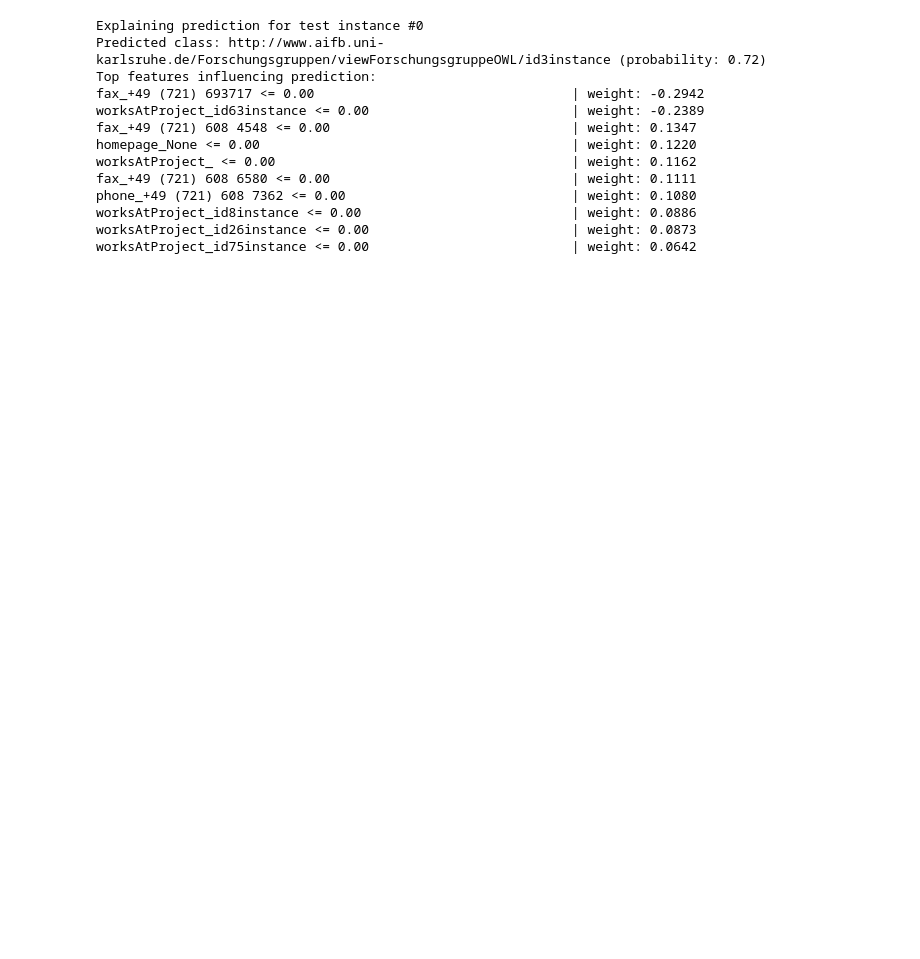
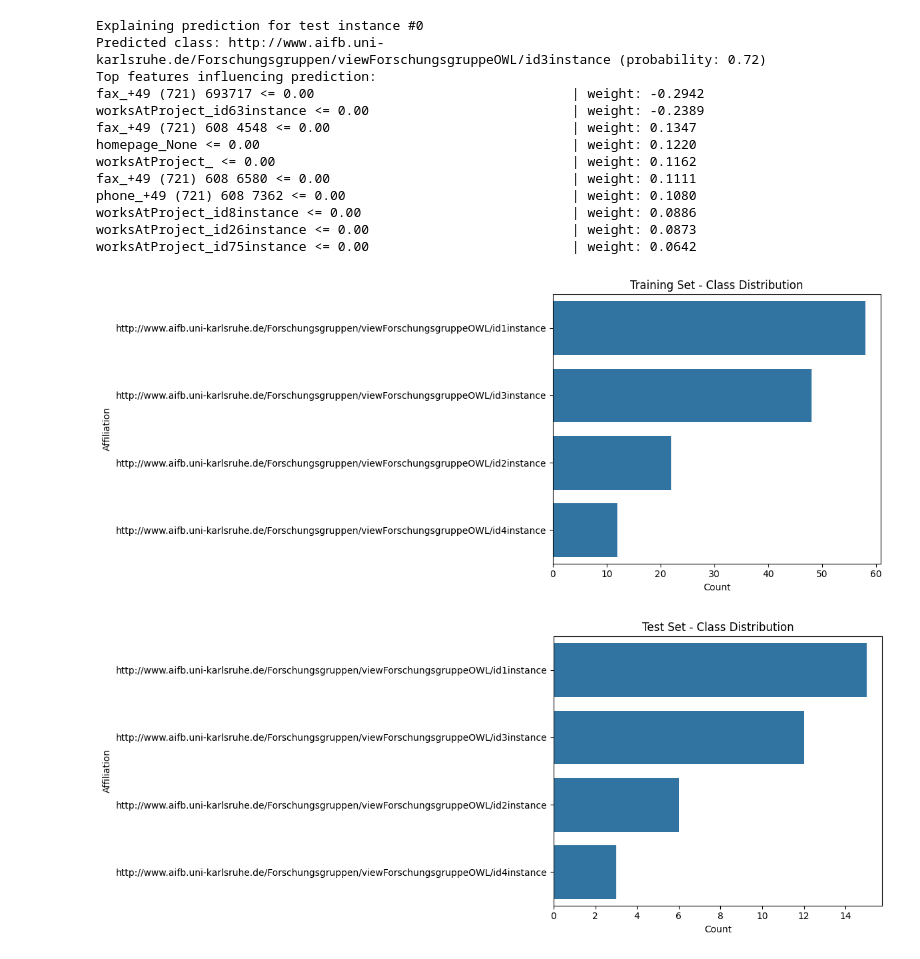
Before and after one commit to Ruthwik2610/X-AI_MP-, a Jupyter notebook: tt.ipynb, the cells around one changed output. Cells and saved outputs as stored; diff of their text form; code cells hidden in the pictures; blank space fills up the shorter version.

```diff
--- a/tt.ipynb
+++ b/tt.ipynb
@@ -294,3 +294,30 @@ phone_+49 (721) 608 7362 <= 0.00                             | weight: 0.1080
 worksAtProject_id8instance <= 0.00                           | weight: 0.0886
 worksAtProject_id26instance <= 0.00                          | weight: 0.0873
 worksAtProject_id75instance <= 0.00                          | weight: 0.0642
+# %%
+import matplotlib.pyplot as plt
+import seaborn as sns
+
+# Convert encoded labels back to readable
+y_train_labels = encoder.inverse_transform(y_train_enc)
+y_test_labels = encoder.inverse_transform(y_test_enc)
+
+# Plot train and test distribution
+plt.figure(figsize=(12, 5))
+sns.countplot(y=y_train_labels, order=pd.Series(y_train_labels).value_counts().index)
+plt.title("Training Set - Class Distribution")
+plt.xlabel("Count")
+plt.ylabel("Affiliation")
+plt.tight_layout()
+plt.show()
+
+plt.figure(figsize=(12, 5))
+sns.countplot(y=y_test_labels, order=pd.Series(y_test_labels).value_counts().index)
+plt.title("Test Set - Class Distribution")
+plt.xlabel("Count")
+plt.ylabel("Affiliation")
+plt.tight_layout()
+plt.show()
+# %% [output]
+[figure, added]
+[figure, added]
```
Also changed, not shown: parts of 1 cell of this notebook.
